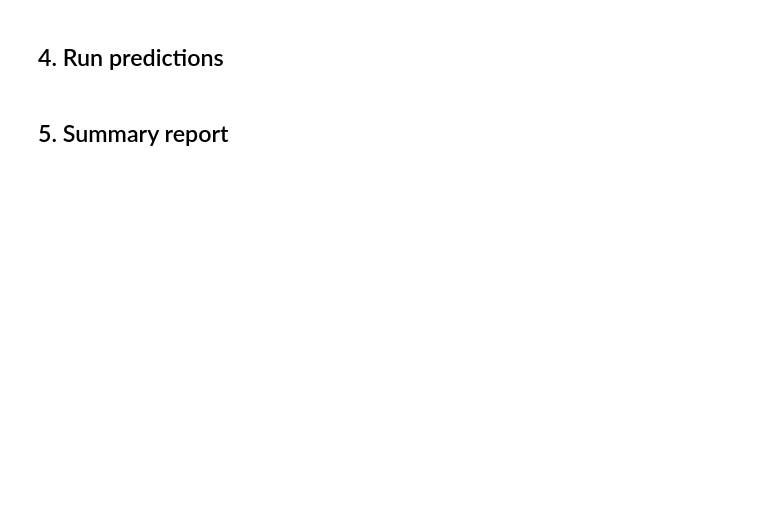
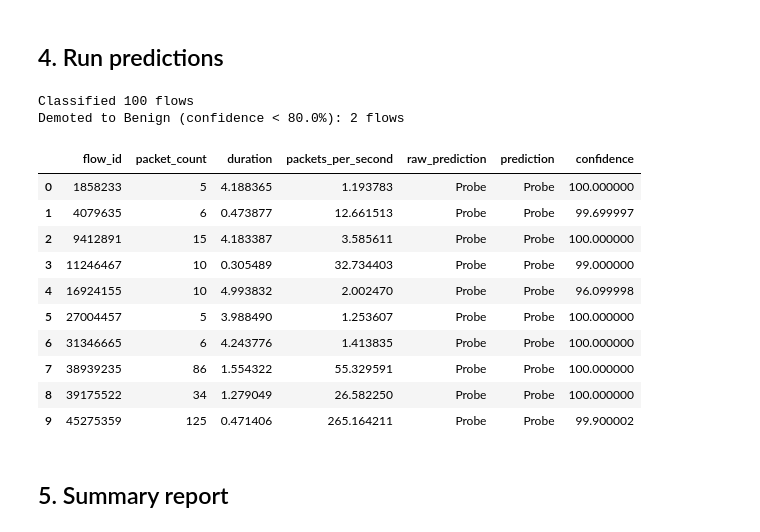
Before and after one commit to manan75/NetworkAnomaly-Detection, a Jupyter notebook: 05_inference_pipeline.ipynb, the cells around one changed output. Saved outputs shown, nothing was run; the diff lists cells and outputs as text; code cells hidden in the pictures; blank space fills up the shorter version.

```diff
--- a/05_inference_pipeline.ipynb
+++ b/05_inference_pipeline.ipynb
@@ -124,22 +163,41 @@ print('  Done!')
 # %% [markdown]
 ## 4. Run predictions
 # %%
-# Predict class and probability for each flow
-y_pred_encoded  = model.predict(X_live_scaled)
-y_pred_labels   = le.inverse_transform(y_pred_encoded)
-y_pred_proba    = model.predict_proba(X_live_scaled)
+y_pred_encoded = model.predict(X_live_scaled)
+y_pred_labels  = le.inverse_transform(y_pred_encoded)
+y_pred_proba   = model.predict_proba(X_live_scaled)
+confidence     = y_pred_proba.max(axis=1) * 100  # as percentage
 
-# Confidence = probability of predicted class
-confidence = y_pred_proba.max(axis=1)
+results = flows.copy()
+results['raw_prediction'] = y_pred_labels   # what the model actually predicted
+results['confidence']     = confidence.round(1)
 
-# Attach predictions to flow DataFrame
-results = flows.copy()
-results['prediction']  = y_pred_labels
-results['confidence']  = (confidence * 100).round(1)
+# Apply confidence threshold — demote uncertain predictions to Benign
+# This prevents the model from confidently mislabelling unseen traffic patterns
+results['prediction'] = results.apply(
+    lambda r: r['raw_prediction'] if r['confidence'] >= CONFIDENCE_THRESHOLD else 'Benign',
+    axis=1
+)
 
+demoted = (results['raw_prediction'] != results['prediction']).sum()
 print(f'Classified {len(results):,} flows')
-results[['flow_id', 'packet_count', 'duration', 'packets_per_second',
-          'prediction', 'confidence']].head(10)
+print(f'Demoted to Benign (confidence < {CONFIDENCE_THRESHOLD}%): {demoted} flows')
+results[['flow_id','packet_count','duration','packets_per_second',
+          'raw_prediction','prediction','confidence']].head(10)
+# %% [output]
+Classified 100 flows
+Demoted to Benign (confidence < 80.0%): 2 flows
+|  | flow_id | packet_count | duration | packets_per_second | raw_prediction | prediction | confidence |
+| 0 | 1858233 | 5 | 4.188365 | 1.193783 | Probe | Probe | 100.000000 |
+| 1 | 4079635 | 6 | 0.473877 | 12.661513 | Probe | Probe | 99.699997 |
+| 2 | 9412891 | 15 | 4.183387 | 3.585611 | Probe | Probe | 100.000000 |
+| 3 | 11246467 | 10 | 0.305489 | 32.734403 | Probe | Probe | 99.000000 |
+| 4 | 16924155 | 10 | 4.993832 | 2.002470 | Probe | Probe | 96.099998 |
+| 5 | 27004457 | 5 | 3.988490 | 1.253607 | Probe | Probe | 100.000000 |
+| 6 | 31346665 | 6 | 4.243776 | 1.413835 | Probe | Probe | 100.000000 |
+| 7 | 38939235 | 86 | 1.554322 | 55.329591 | Probe | Probe | 100.000000 |
+| 8 | 39175522 | 34 | 1.279049 | 26.582250 | Probe | Probe | 100.000000 |
+| 9 | 45275359 | 125 | 0.471406 | 265.164211 | Probe | Probe | 99.900002 |
 # %% [markdown]
 ## 5. Summary report
 # %%
```
Also changed, not shown: parts of 10 cells of this notebook, 33 other files.
